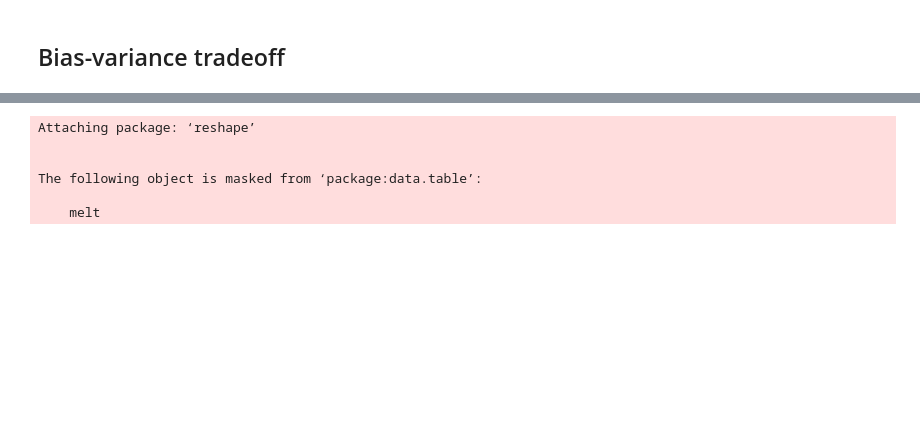
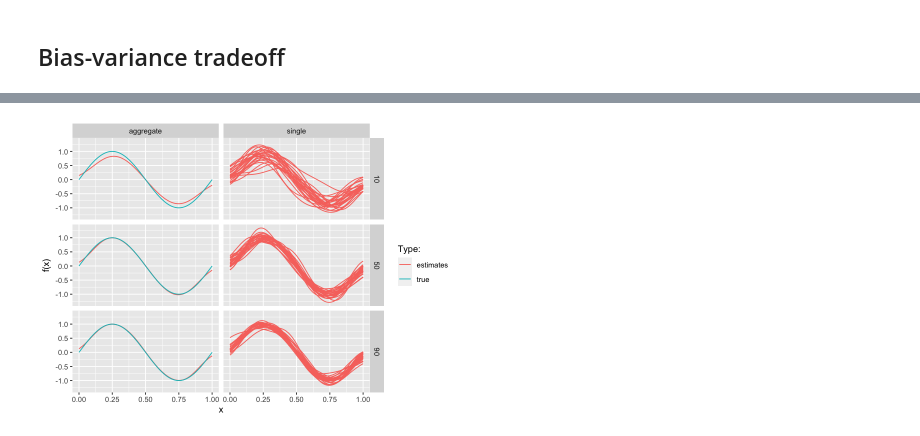
Before and after one commit to pat-alt/statisticalModellingAndInference, a Jupyter notebook: model_selection.ipynb, the cells around one changed output, grey strips where cells are left out. Cells and saved outputs as stored; diff of their text form; code cells hidden in the pictures; blank space fills up the shorter version.

```diff
--- a/model_selection.ipynb
+++ b/model_selection.ipynb
@@ -93,6 +35,25 @@ As in @bishop2006pattern we proceed as follows for each choice of $\lambda$ and
 # %%
+source("R/gauss_kernel.R")
+source("R/sinusoidal.R")
+source("R/sim_sinusoidal.R")
+source("R/regularized_ls.R")
+# Generate data: ----
+n <- 100
+m <- c(0.10, 0.5, 0.90)
+a <- 0
+b <- 1
+x <- seq(a,b,length.out = n)
+y <- sinusoidal(x)
+p <- 24
+x <- seq(a,b,length.out = n)
+y <- sinusoidal(x)
+v <- 0.3
+s <- 0.1
+n_draws <- 100
+mu <- seq(a,b,length.out = p)
+lambda <- exp(-0.31)
 Phi <- cbind(
-  rep(1,n),
+  1,
   sapply(
     1:length(mu),
     function(p) {
@@ -101,23 +62,23 @@ Phi <- cbind(
     }
   )
 )
+# Run simulation:
 dt <- rbindlist(
   lapply( # loop - draw K times
     1:n_draws,
     function(k) {
-      # Draw:
-      simulated <- sim_sinusoidal(n=n, sigma = v)
-      y_k <- simulated$y_star
-      x_k <- simulated$x_star
       rbindlist(
-        lapply( # loop over regularization parameter
-          1:length(lambda),
+        lapply( # loop over sample sizes:
+          1:length(m),
           function(t) {
-            # Regularization parameter:
-            lambda_t <- lambda[t]
+            n_sample <- m[t] * n
+            # Draw:
+            simulated <- sim_sinusoidal(n=n_sample, sigma = v)
+            y_k <- simulated$y_star
+            x_k <- simulated$x_star
             # Extract features:
             Phi_k <- cbind(
-              rep(1,n),
+              1,
               sapply(
                 1:length(mu),
                 function(p) {
@@ -126,40 +87,48 @@ dt <- rbindlist(
                 }
               )
             )
-            beta_hat <- regularized_ls(Phi_k,y_k,lambda_t) # fit model on (y,x)
+            beta_hat <- regularized_ls(Phi_k,y_k,lambda) # fit model on (y,x)
             y_hat <- c(Phi %*% beta_hat) # predict from model
-            dt <- data.table(value=y_hat,draw=k,lambda=lambda_t,n=1:n,x=x)
+            dt <- data.table(value=y_hat,draw=k,sample_size=n_sample,n=1:n,x=x)
             return(dt)
           }
         )
       )
     }
   )
 )
 dt[,facet_group:="single"]
 dt[,colour_group:="estimates"]
 # Expected values:
-dt_exp = dt[,.(value=mean(value)),by=.(lambda,n,x)]
+dt_exp = dt[,.(value=mean(value)),by=.(sample_size,n,x)]
 dt_exp[,facet_group:="aggregate"]
 dt_exp[,colour_group:="estimates"]
 dt_exp[,draw:=1] # just for aesthetics
 # True values:
 library(reshape)
-dt_true = data.table(expand.grid.df(data.frame(value=y,x=x),data.frame(lambda=lambda)))
+dt_true = data.table(expand.grid.df(data.frame(value=y,x=x),data.frame(sample_size=m*n)))
 dt_true[,facet_group:="aggregate"]
 dt_true[,colour_group:="true"]
 dt_true[,draw:=2] # just for aesthetics
 # Plot data:
 dt_plot = rbind(
   dt,
   dt_exp,
   dt_true,
   fill=T
 )
+options(repr.plot.width = 7, repr.plot.height = 5)
+ggplot(data=dt_plot[draw<=25], aes(y=value, x=x, colour=colour_group, group=draw)) +
+  geom_line() +
+  facet_grid(
+    rows = vars(sample_size),
+    cols = vars(facet_group)
+  ) +
+  scale_color_discrete(
+    name="Type:"
+  ) +
+  labs(
+    y = "f(x)"
+  )
 # %% [output]
-Attaching package: ‘reshape’
-
-
-The following object is masked from ‘package:data.table’:
-
-    melt
+[figure, added]
```
Also changed, not shown: parts of 40 cells of this notebook, 6 other files.
